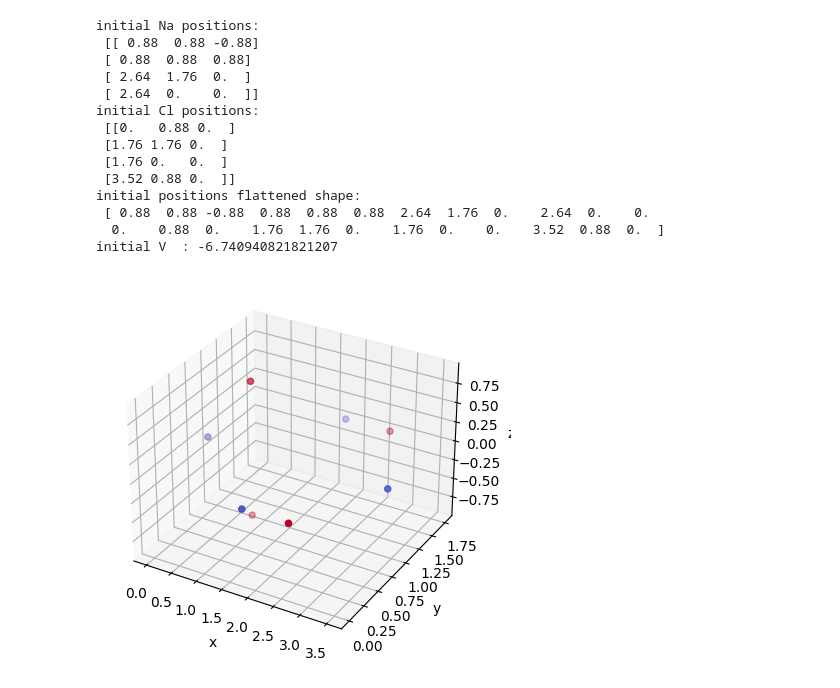
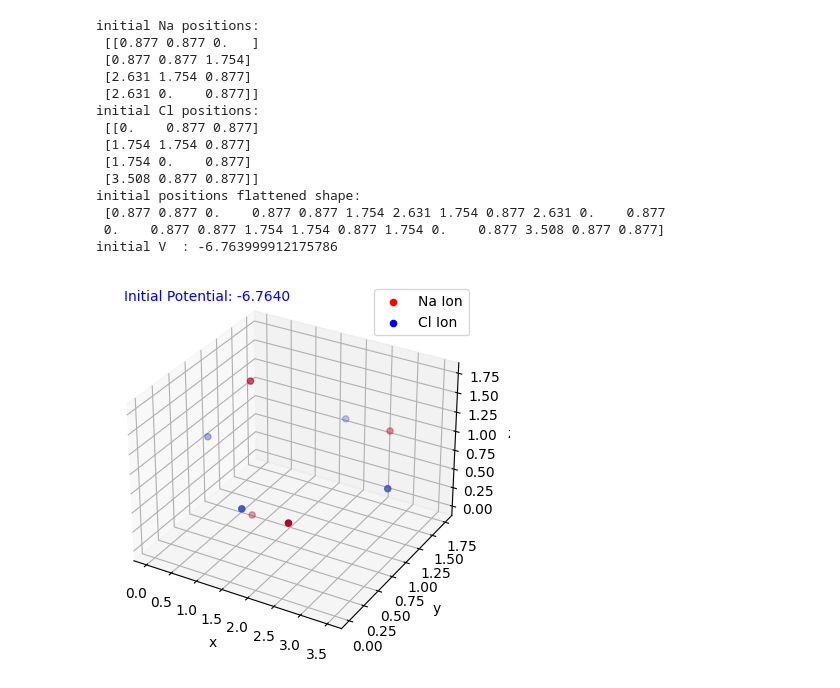
Before and after one commit to ubsuny/23-Homework7G3, a Jupyter notebook: config_fourth.ipynb, the cells around one changed output. Cells and saved outputs as stored; diff of their text form; code cells hidden in the pictures.

```diff
--- a/config_fourth.ipynb
+++ b/config_fourth.ipynb
@@ -59,48 +59,60 @@ class Cluster:
 
     def __call__(self, vals):
         '''Function that  scipy.optimize.minimize will call'''
         self.set_vals(vals)
         return self.V()
 
-a = 0.88
+a = 0.2
+JF = 4.385 # this is a number I am using to adjust my starting points so the potential is reasonable, I am calling it the Justin Factor
 
-r_na = np.array( [ [ a, a, -a ], [ a, a, a ], [ 3*a, 2*a, 0 ], [ 3*a, 0, 0 ]  ] )
-r_cl = np.array( [ [ 0, a, 0 ], [ 2*a, 2*a, 0 ] , [2*a, 0, 0], [4*a, a , 0]] )
+r_na = JF*np.array( [ [ a, a, 0 ], [ a, a, 2*a ], [ 3*a, 2*a, a ], [ 3*a, 0, a ]  ] )
+r_cl = JF*np.array( [ [ 0, a, a], [ 2*a, 2*a, a] , [2*a, 0, a], [4*a, a , a]] )
 
 cluster = Cluster(r_na, r_cl)
 vals_init = cluster.get_vals()
 print('initial Na positions:\n', r_na)
 print('initial Cl positions:\n', r_cl)
 print('initial positions flattened shape:\n', vals_init )
 print('initial V  :', cluster.V() )
 
+initial_potential = cluster.V()
 
+# plotting original shape
 fig = plt.figure()
 ax = fig.add_subplot(111, projection='3d')
+
+# Labels for initial potential
+initial_potential_text = f'Initial Potential: {initial_potential:.4f}'
+ax.text2D(0.05, 0.95, initial_potential_text, transform=ax.transAxes, color='blue')
+
+# Legends
+ax.scatter([], [], [], color='red', label='Na Ion')
+ax.scatter([], [], [], color='blue', label='Cl Ion')
+ax.legend()
 
 charges = cluster.charges
 x,y,z = cluster.positions[:, 0], cluster.positions[:, 1], cluster.positions[:, 2]
 ax.scatter( x,y,z, c=charges, cmap='coolwarm' )
 ax.set_xlabel('x')
 ax.set_ylabel('y')
 ax.set_zlabel('z')
 plt.show()
 # %% [output]
 initial Na positions:
- [[ 0.88  0.88 -0.88]
- [ 0.88  0.88  0.88]
- [ 2.64  1.76  0.  ]
- [ 2.64  0.    0.  ]]
+ [[0.877 0.877 0.   ]
+ [0.877 0.877 1.754]
+ [2.631 1.754 0.877]
+ [2.631 0.    0.877]]
 initial Cl positions:
- [[0.   0.88 0.  ]
- [1.76 1.76 0.  ]
- [1.76 0.   0.  ]
- [3.52 0.88 0.  ]]
+ [[0.    0.877 0.877]
+ [1.754 1.754 0.877]
+ [1.754 0.    0.877]
+ [3.508 0.877 0.877]]
 initial positions flattened shape:
- [ 0.88  0.88 -0.88  0.88  0.88  0.88  2.64  1.76  0.    2.64  0.    0.
-  0.    0.88  0.    1.76  1.76  0.    1.76  0.    0.    3.52  0.88  0.  ]
-initial V  : -6.740940821821207
+ [0.877 0.877 0.    0.877 0.877 1.754 2.631 1.754 0.877 2.631 0.    0.877
+ 0.    0.877 0.877 1.754 1.754 0.877 1.754 0.    0.877 3.508 0.877 0.877]
+initial V  : -6.763999912175786
-[figure, old version]
+[figure, new version]
 # %%
 res = scipy.optimize.minimize( fun=cluster, x0=vals_init, tol=1e-3, method="BFGS")
 cluster.set_vals(res.x)  # For some reason, "minimize" is not updating the class at the last iteration
```
Also changed, not shown: parts of 1 cell of this notebook.
